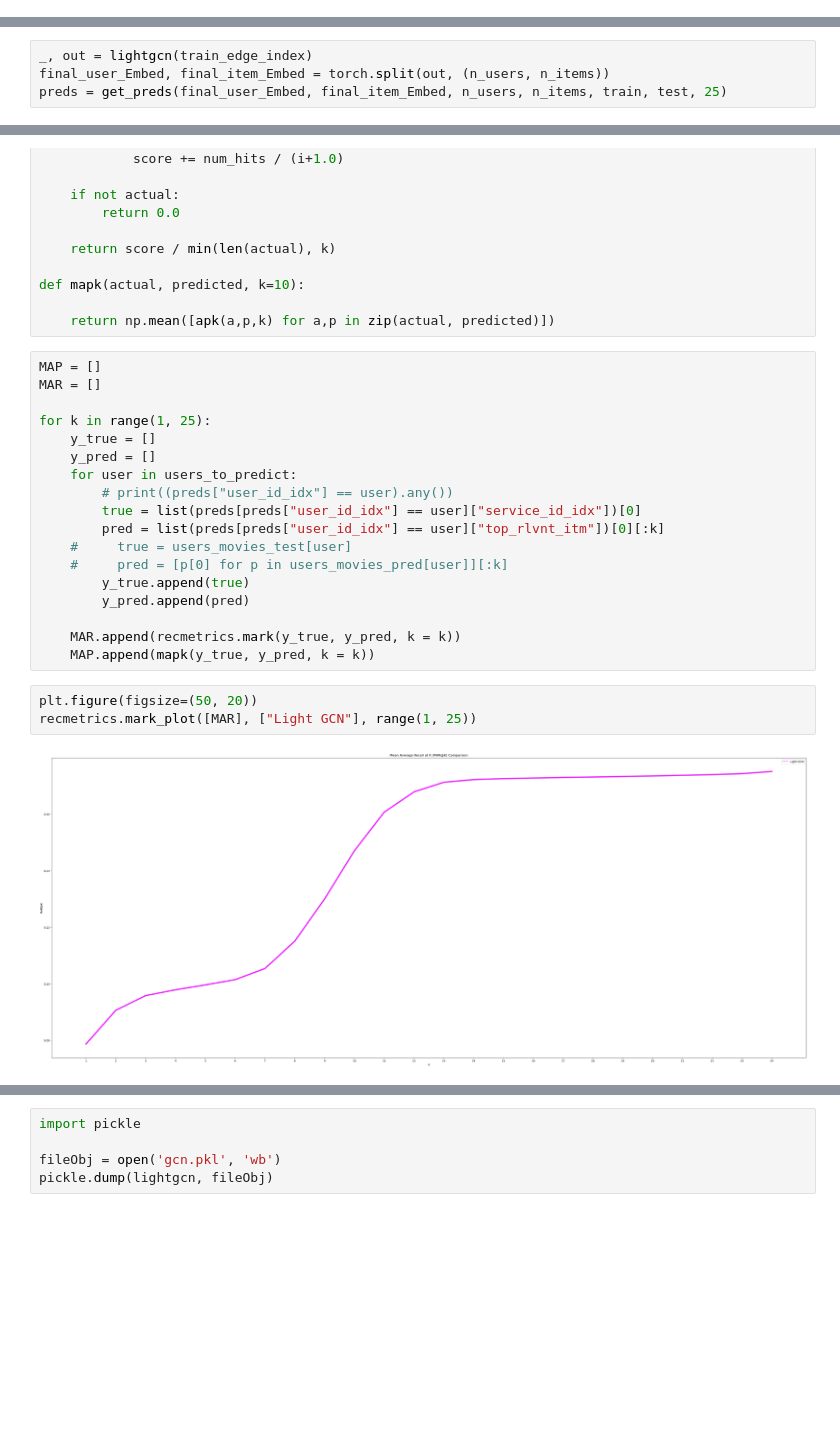
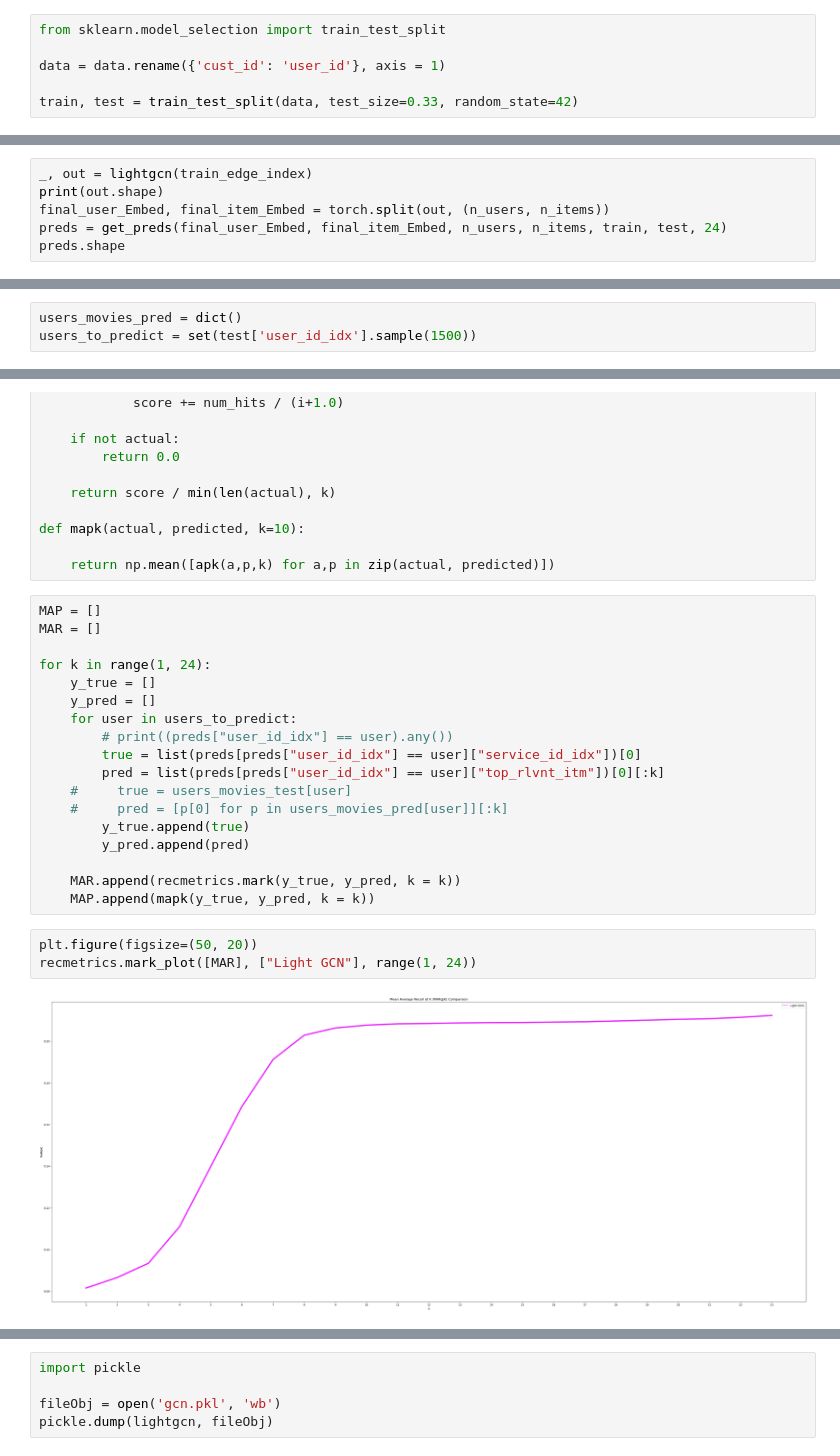
Before and after one commit to klewkl/graphs_and_structural_analysis, a Jupyter notebook: data_source/bank_products/EDA_bank_products_dataset_DL.ipynb, the cells around one changed output, grey strips where cells are left out. Drawn from its saved outputs; the diff is of its cells as text; blank space fills up the shorter version.

Commit message:
updated train data

```diff
--- a/data_source/bank_products/EDA_bank_products_dataset_DL.ipynb
+++ b/data_source/bank_products/EDA_bank_products_dataset_DL.ipynb
@@ -232,3 +228,9 @@ test = df[~train_mask][['cust_id', 'service_name', 'service_id']].rename({'cust_
+# %%
+from sklearn.model_selection import train_test_split
+
+data = data.rename({'cust_id': 'user_id'}, axis = 1)
+
+train, test = train_test_split(data, test_size=0.33, random_state=42)
 # %%
 import networkx as nx
 G = nx.Graph()
@@ -595,5 +604,7 @@ def get_preds(user_Embed_wts, item_Embed_wts, n_users, n_items, train_data, test
   return pd.merge(test_interacted_items,topk_relevance_indices_df, how= 'left', left_on = 'user_id_idx',right_on = ['user_ID'])
 # %%
 _, out = lightgcn(train_edge_index)
+print(out.shape)
 final_user_Embed, final_item_Embed = torch.split(out, (n_users, n_items))
-preds = get_preds(final_user_Embed, final_item_Embed, n_users, n_items, train, test, 25)
+preds = get_preds(final_user_Embed, final_item_Embed, n_users, n_items, train, test, 24)
+preds.shape
@@ -602,3 +614,6 @@ users_to_predict = test.user_id_idx.unique()
+# %%
+users_movies_pred = dict()
+users_to_predict = set(test['user_id_idx'].sample(1500))
 # %%
 def apk(actual, predicted, k=10):
 
@@ -625,7 +640,7 @@ def mapk(actual, predicted, k=10):
 MAP = []
 MAR = []
 
-for k in range(1, 25):
+for k in range(1, 24):
     y_true = []
     y_pred = []
     for user in users_to_predict:
@@ -641,8 +656,8 @@ for k in range(1, 25):
     MAP.append(mapk(y_true, y_pred, k = k))
 # %%
 plt.figure(figsize=(50, 20))
-recmetrics.mark_plot([MAR], ["Light GCN"], range(1, 25))
+recmetrics.mark_plot([MAR], ["Light GCN"], range(1, 24))
 # %% [output]
-[figure, old version]
+[figure, new version]
 # %%
 plt.figure(figsize=(50, 20))
```
Also changed, not shown: parts of 15 cells of this notebook, 3 other files.
